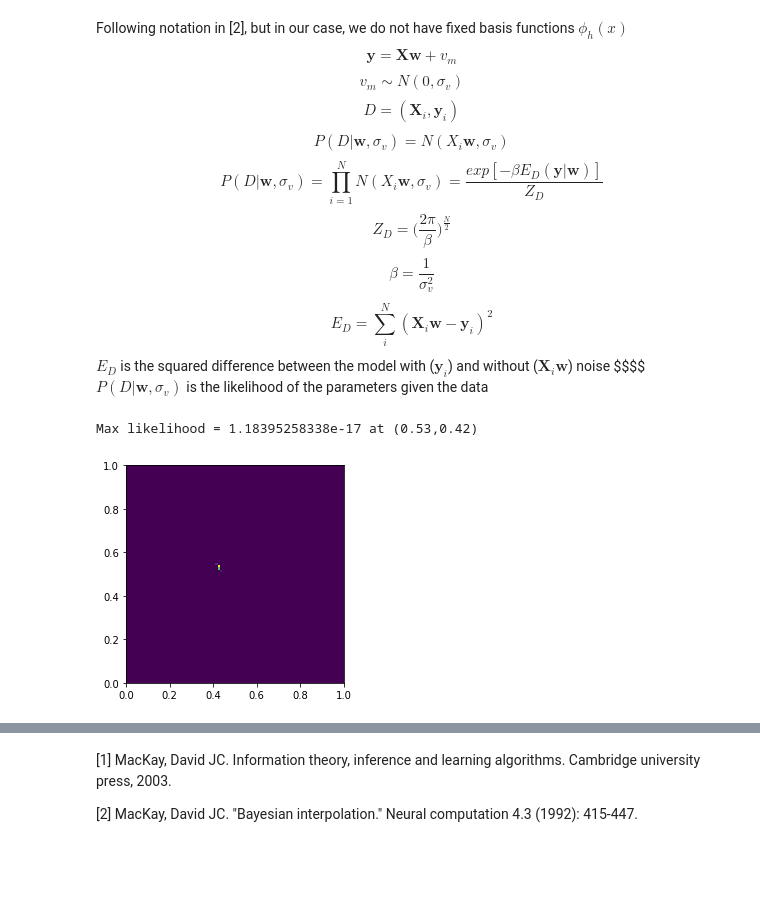
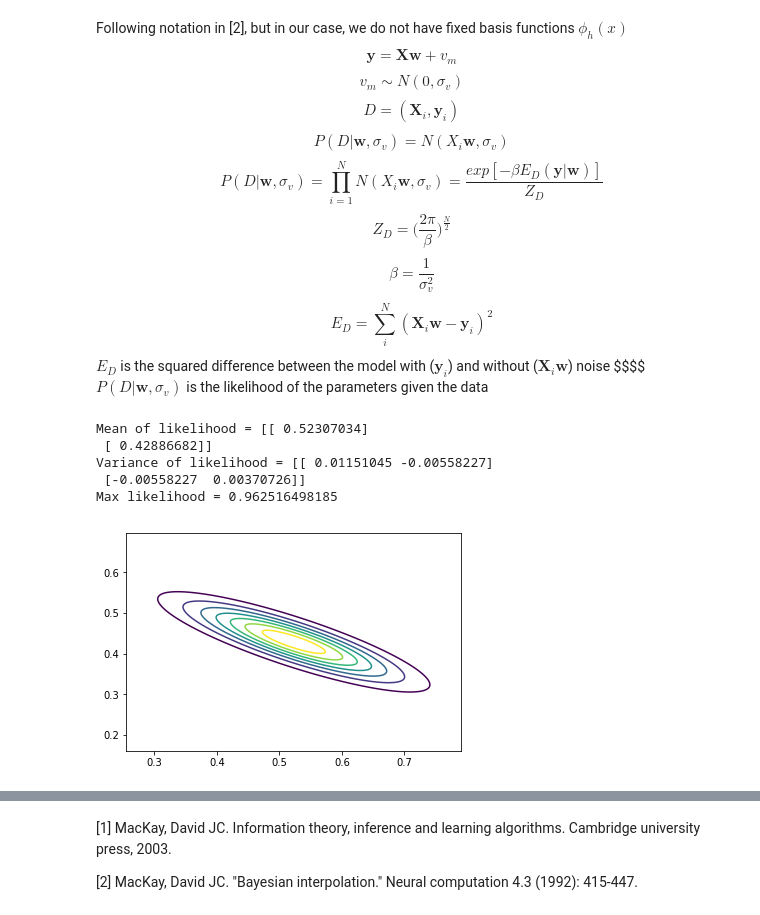
Before and after one commit to pauloabelha/lendodist, a Jupyter notebook: notebooks/LinearRegression.ipynb, the cells around one changed output, grey strips where cells are left out. Saved outputs shown, nothing was run; the diff lists cells and outputs as text; code cells hidden in the pictures; blank space fills up the shorter version.

```diff
--- a/notebooks/LinearRegression.ipynb
+++ b/notebooks/LinearRegression.ipynb
@@ -244,29 +275,49 @@ $P(D|\mathbf{w},\sigma_v)$ is the likelihood of the parameters given the data
 # %%
 def likelihood_linear_model(n_pts, w, noise_sigma):
     X_b, y, _, _ = gen_Gauss_noisy_lin_data(n_pts,noise_sigma)
-    beta = np.power(1.0/noise_sigma,2)
+    beta = noise_sigma
     Z_D = np.power((2.0*np.pi/beta),n_pts/2)
     E_D = (1.0/2)*np.sum(np.power((y - np.dot(X_b,w)),2))
     P = np.exp(-beta*E_D)
     return P, X_b, y
-# %%
-n_iter = 100
-w_curr = np.zeros((n_dims+1,1))
-best_w = np.zeros((n_dims+1,1))
-Ps = np.zeros((n_iter,n_iter))
-max_P = -1
-for i in range(n_iter):
-    w_curr[0,0] = 1.0*i/n_iter
-    for j in range(n_iter):
-        w_curr[1,0] = 1.0*j/n_iter
-        Ps[i,j], _, _ = likelihood_linear_model(n_pts,w_curr,noise_sigma)
-        if Ps[i,j] > max_P:
-            max_P = Ps[i,j]
-            best_w = np.array(w_curr, copy=True)
-print("Max likelihood = " + str(max_P) + " at (" + str(best_w[0,0]) + "," + str(best_w[1,0]) + ")")
-# check this:
-# https://stackoverflow.com/questions/37890550/python-plotting-percentile-contour-lines-of-a-probability-distribution
-my_plot_birdview(Ps)
-# %% [output]
-Max likelihood = 1.18395258338e-17 at (0.53,0.42)
-[figure, removed]
+# %%
+def get_bivariate_Gaussian_to_plot(mean_likelihood, var_likelihood):
+    std_mult = 2.5
+    # for some odd python reason, sigmax and sigma y are santard deviations, but sigmaxy is variance
+    sigmax = np.sqrt(var_likelihood[0,0])
+    sigmay = np.sqrt(var_likelihood[1,1])
+    sigmaxy = var_likelihood[0,1]
+    max_sigma = max(sigmax,sigmay)
+    delta = max_sigma/100
+    beg_x = mean_likelihood[0,0]-std_mult*max_sigma
+    end_x = mean_likelihood[0,0]+std_mult*max_sigma
+    beg_y = mean_likelihood[1,0]-std_mult*max_sigma
+    end_y = mean_likelihood[1,0]+std_mult*max_sigma
+    x = np.arange(beg_x, end_x, delta)
+    y = np.arange(beg_y, end_y, delta)
+    X, Y = np.meshgrid(x, y)
+    # ensure Z is ok (a classic probme is getting NaN because the variance is not positive semidefinite)
+    Z = mlab.bivariate_normal(X, Y, sigmax, sigmay, mean_likelihood[0], mean_likelihood[1], sigmaxy)
+    assert(not np.any(np.isnan(Z)))
+    return X, Y, Z
+# %%
+A = np.linalg.inv(np.dot(X_train.T,X_train))
+mean_likelihood = np.dot(np.dot(A,X_train.T),y_train)
+var_likelihood = noise_sigma*A
+max_likelihood, _, _ = likelihood_linear_model(n_pts, mean_likelihood, noise_sigma)
+print('Mean of likelihood = ' + str(mean_likelihood))
+print('Variance of likelihood = ' + str(var_likelihood))
+print('Max likelihood = ' + str(max_likelihood))
+n_frames = 10
+data = range(0,n_frames-1,1)
+X, Y, Z = get_bivariate_Gaussian_to_plot(mean_likelihood, var_likelihood)
+fig, ax = plt.subplots()
+im = ax.contour(X, Y, Z)
+plt.show()
+# %% [output]
+Mean of likelihood = [[ 0.52307034]
+ [ 0.42886682]]
+Variance of likelihood = [[ 0.01151045 -0.00558227]
+ [-0.00558227  0.00370726]]
+Max likelihood = 0.962516498185
+[figure, added]
```
Also changed, not shown: parts of 9 cells of this notebook, 1 other file.
